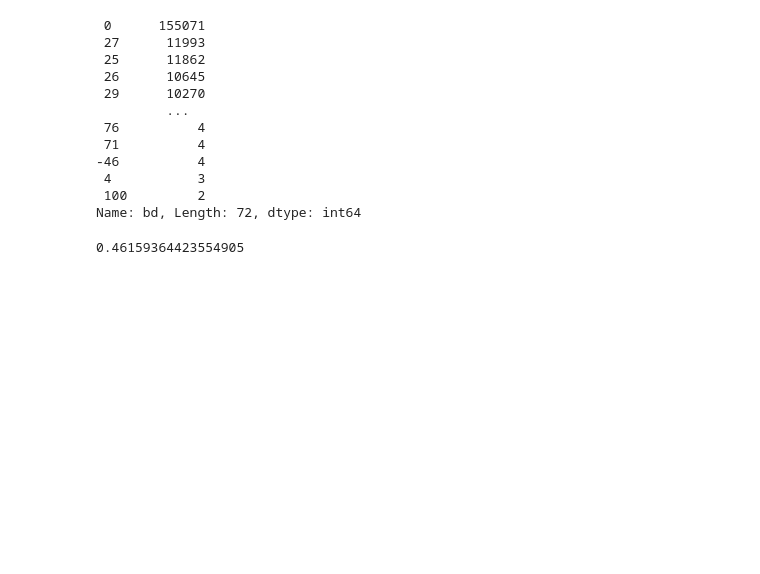
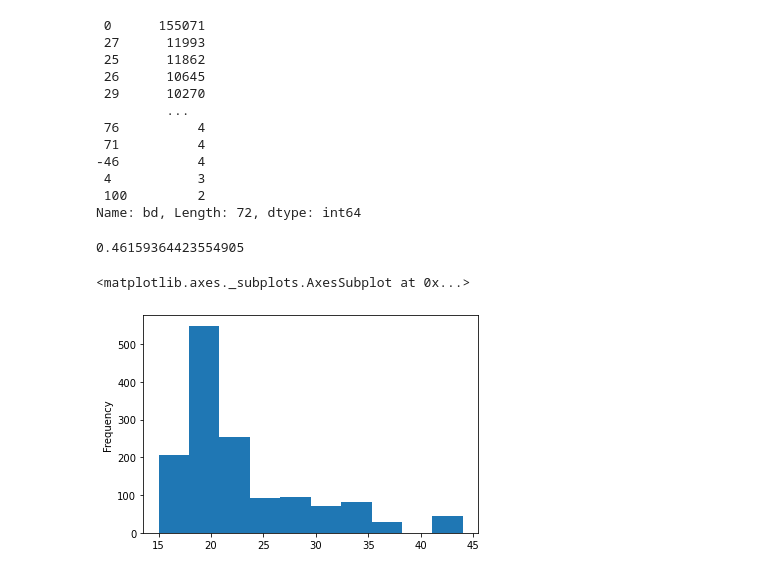
Before and after one commit to sethmjackson/-KKBox_NYCDSA_Hackathon_11-1-2020, a Jupyter notebook: Nick/hackathon.ipynb, the cells around one changed output. Cells and saved outputs as stored; diff of their text form; code cells hidden in the pictures; blank space fills up the shorter version.

```diff
--- a/Nick/hackathon.ipynb
+++ b/Nick/hackathon.ipynb
@@ -517,3 +517,10 @@ Name: bd, Length: 72, dtype: int64
 Data['bd'][Data['bd'] == 0].shape[0]/Data.shape[0] #percent of age column consisting of zeros
 # %% [output]
 0.46159364423554905
+# %%
+freeplan = Data_binned[Data_binned['plan_list_price'] == 0].copy()
+# %%
+freeplan['bd'].plot.hist(bins = 10)
+# %% [output]
+<matplotlib.axes._subplots.AxesSubplot at 0x...>
+[figure, added]
```
Also changed, not shown: parts of 56 cells of this notebook.
